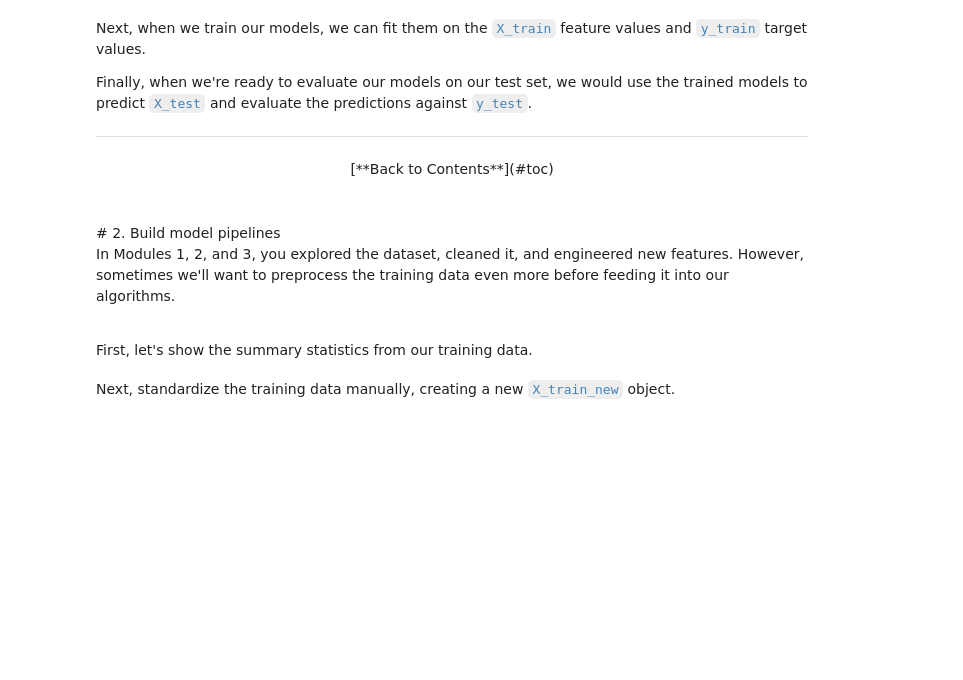
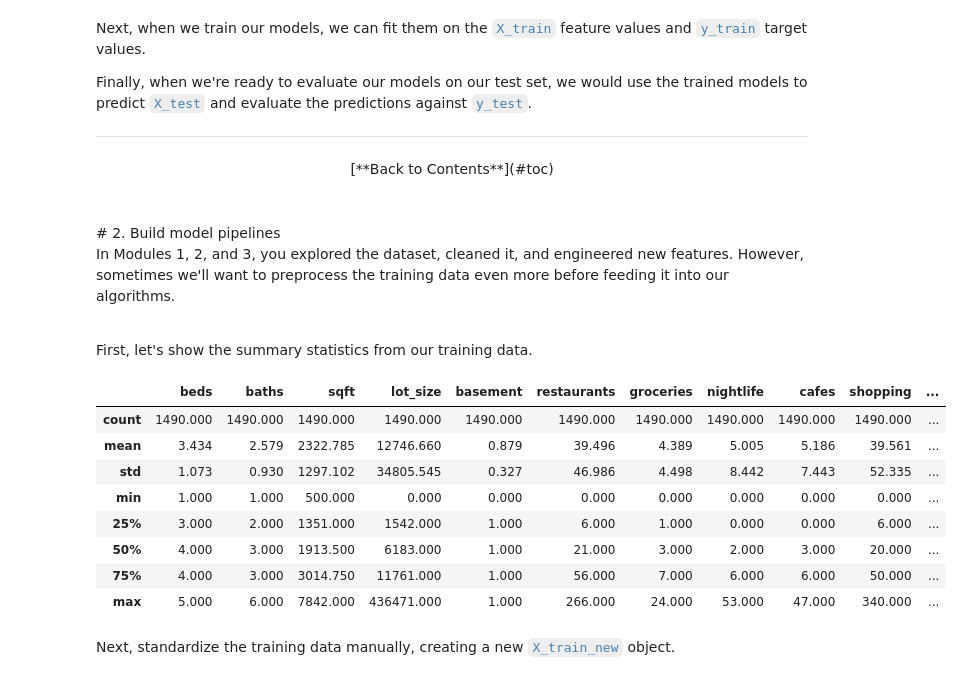
Before and after one commit to baskoroi/elite-ml, a Jupyter notebook: workbooks/project-2/Module 5 - Model Training.ipynb, the cells around one changed output. Drawn from its saved outputs; the diff is of its cells as text; code cells hidden in the pictures; blank space fills up the shorter version.

```diff
--- a/workbooks/project-2/Module 5 - Model Training.ipynb
+++ b/workbooks/project-2/Module 5 - Model Training.ipynb
@@ -134,6 +164,17 @@ In Modules 1, 2, and 3, you explored the dataset, cleaned it, and engineered new
 First, let's show the summary statistics from our training data.
 # %%
 # Summary statistics of X_train
+X_train.describe()
+# %% [output]
+|  | beds | baths | sqft | lot_size | basement | restaurants | groceries | nightlife | cafes | shopping | ... |
+| count | 1490.000 | 1490.000 | 1490.000 | 1490.000 | 1490.000 | 1490.000 | 1490.000 | 1490.000 | 1490.000 | 1490.000 | ... |
+| mean | 3.434 | 2.579 | 2322.785 | 12746.660 | 0.879 | 39.496 | 4.389 | 5.005 | 5.186 | 39.561 | ... |
+| std | 1.073 | 0.930 | 1297.102 | 34805.545 | 0.327 | 46.986 | 4.498 | 8.442 | 7.443 | 52.335 | ... |
+| min | 1.000 | 1.000 | 500.000 | 0.000 | 0.000 | 0.000 | 0.000 | 0.000 | 0.000 | 0.000 | ... |
+| 25% | 3.000 | 2.000 | 1351.000 | 1542.000 | 1.000 | 6.000 | 1.000 | 0.000 | 0.000 | 6.000 | ... |
+| 50% | 4.000 | 3.000 | 1913.500 | 6183.000 | 1.000 | 21.000 | 3.000 | 2.000 | 3.000 | 20.000 | ... |
+| 75% | 4.000 | 3.000 | 3014.750 | 11761.000 | 1.000 | 56.000 | 7.000 | 6.000 | 6.000 | 50.000 | ... |
+| max | 5.000 | 6.000 | 7842.000 | 436471.000 | 1.000 | 266.000 | 24.000 | 53.000 | 47.000 | 340.000 | ... |
 # %% [markdown]
 Next, standardize the training data manually, creating a new <code style="color:steelblue">X_train_new</code> object.
 # %%
```
Also changed, not shown: parts of 37 cells of this notebook, 3 other files.
